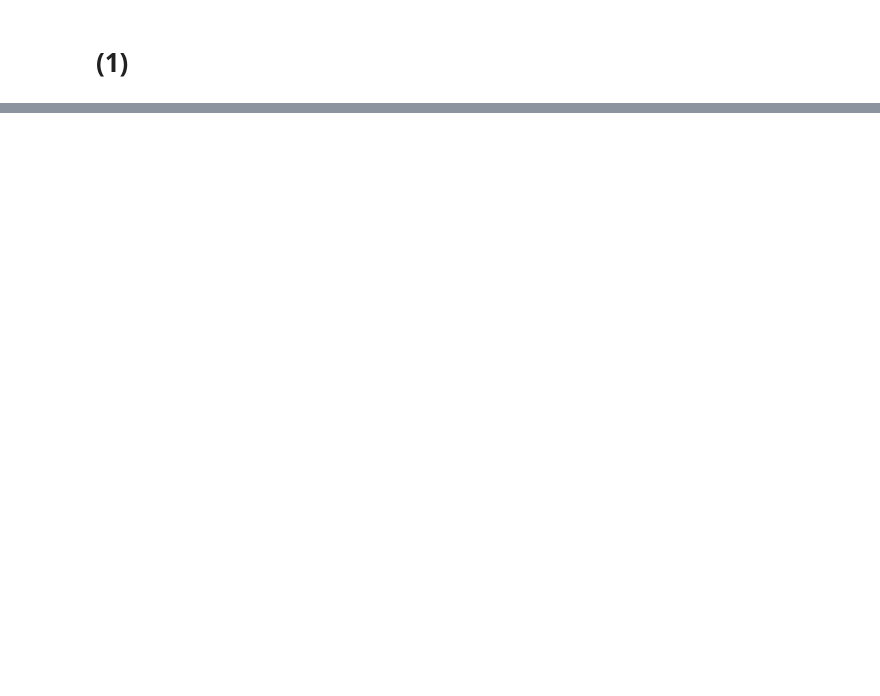
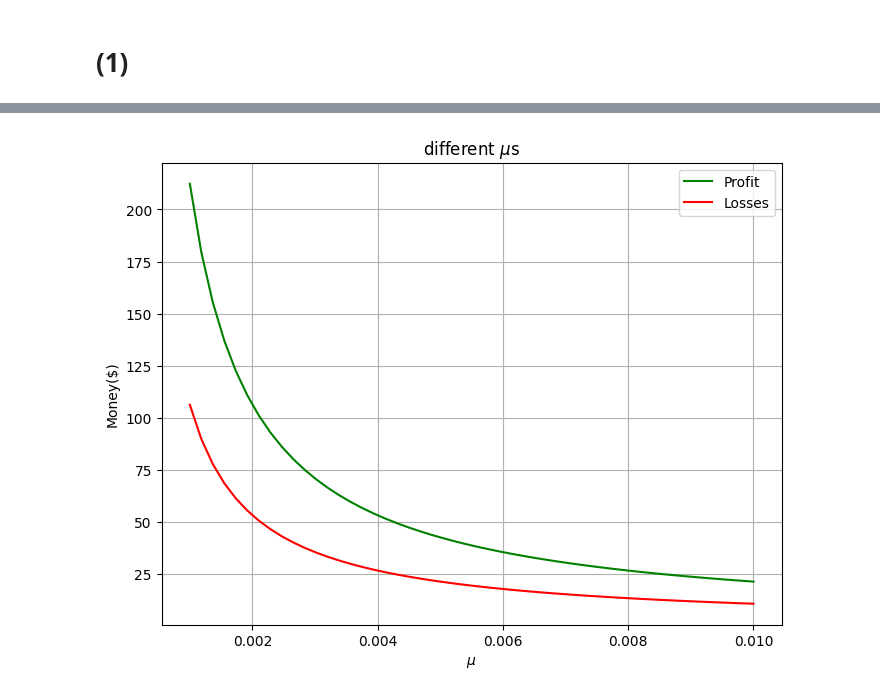
Before and after one commit to Adrn1n/XMU-learning_CVXOPT, a Jupyter notebook: Lab/1126/Lab7.ipynb, the cells around one changed output, grey strips where cells are left out. Drawn from its saved outputs; the diff is of its cells as text; code cells hidden in the pictures; blank space fills up the shorter version.

```diff
--- a/Lab/1126/Lab7.ipynb
+++ b/Lab/1126/Lab7.ipynb
@@ -47,0 +59,7 @@ Sigma = np.cov(R, rowvar=False)
+# %%
+x = cp.Variable(len(r))
+qp = cp.Problem(
+    cp.Minimize(cp.quad_form(x, Sigma)), [x @ r >= P_0, cp.sum(x) <= M, x >= 0]
+)
+res = qp.solve()
+display(res, x.value)
@@ -47,0 +71,19 @@ Sigma = np.cov(R, rowvar=False)
+# %%
+mu_vals = np.linspace(1, 10) * (10 ** (-3))
+# %%
+f = lambda mu: (
+    (
+        lambda x: (
+            cp.Problem(
+                cp.Minimize(mu * cp.quad_form(x, Sigma) - x @ r),
+                [cp.sum(x) <= 10000, x >= 0],
+            ).solve(),
+            x.value,
+            (x.value) @ r,
+            (x.value).T @ Sigma @ (x.value),
+            cp.quad_form(x.value, Sigma),
+        )
+    )(cp.Variable(len(r)))
+)
+# %%
+res = [f(mu) for mu in mu_vals]
@@ -47,0 +140,16 @@ Sigma = np.cov(R, rowvar=False)
+# %%
+fig = plt.figure(figsize=(8, 6))
+
+plt.plot(mu_vals, [rs[2] for rs in res], linestyle="-", color="green", label="Profit")
+plt.plot(
+    mu_vals, [rs[3] for rs in res] * mu_vals, linestyle="-", color="red", label="Losses"
+)
+
+plt.title(r"$\text{different } \mu \text{s}$")
+plt.xlabel(r"$\mu$")
+plt.ylabel("Money($)")
+plt.grid(True)
+plt.legend()
+plt.show()
+# %% [output]
+[figure, added]
```
Also changed, not shown: parts of 8 cells of this notebook, 2 other files.
